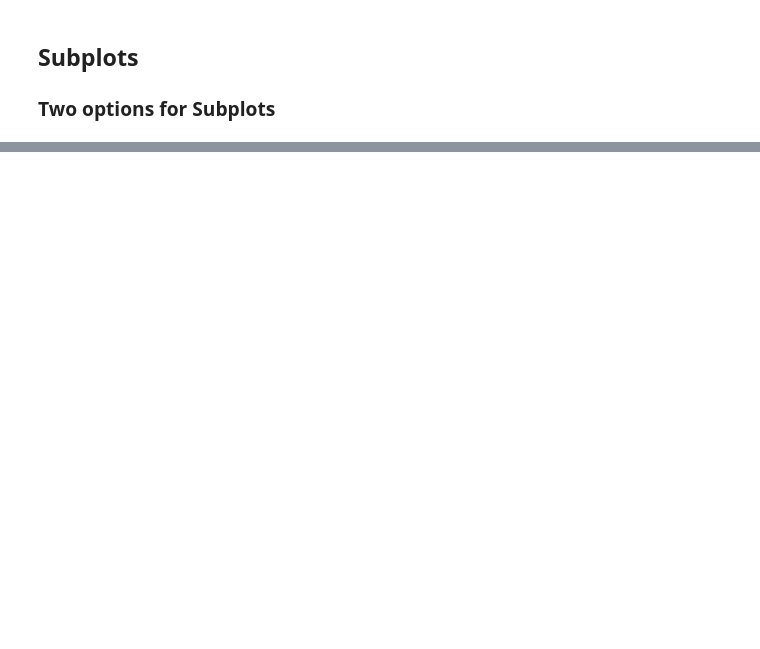
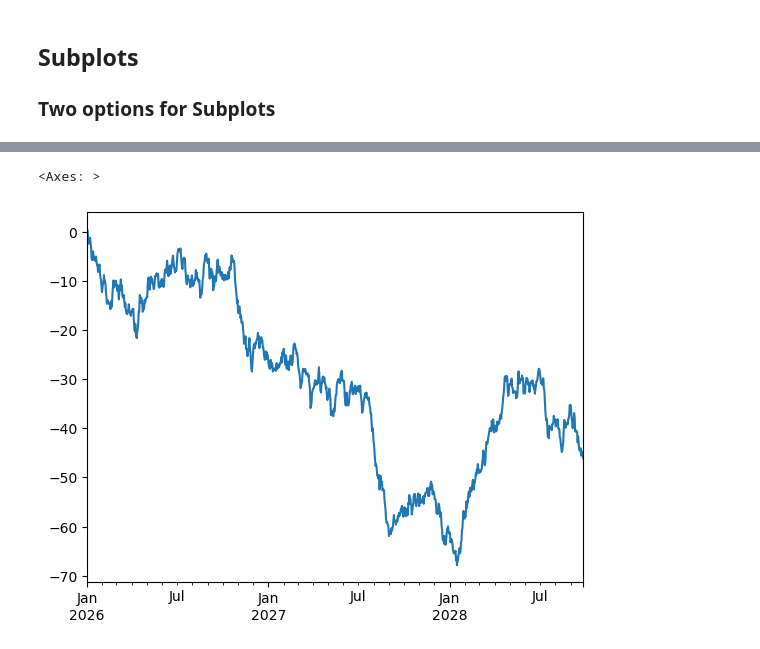
Before and after one commit to Eakempreet/Learning-ML, a Jupyter notebook: Matplotlib/matplotlib_basic.ipynb, the cells around one changed output, grey strips where cells are left out. Saved outputs shown, nothing was run; the diff lists cells and outputs as text; code cells hidden in the pictures; blank space fills up the shorter version.

```diff
--- a/Matplotlib/matplotlib_basic.ipynb
+++ b/Matplotlib/matplotlib_basic.ipynb
@@ -429,0 +517,6 @@ ax[1, 1].hist(np.random.randn(1000));
+# %%
+ts = ts.cumsum()
+ts.plot()
+# %% [output]
+<Axes: >
+[figure, added]
```
Also changed, not shown: parts of 37 cells of this notebook, 2 other files.
